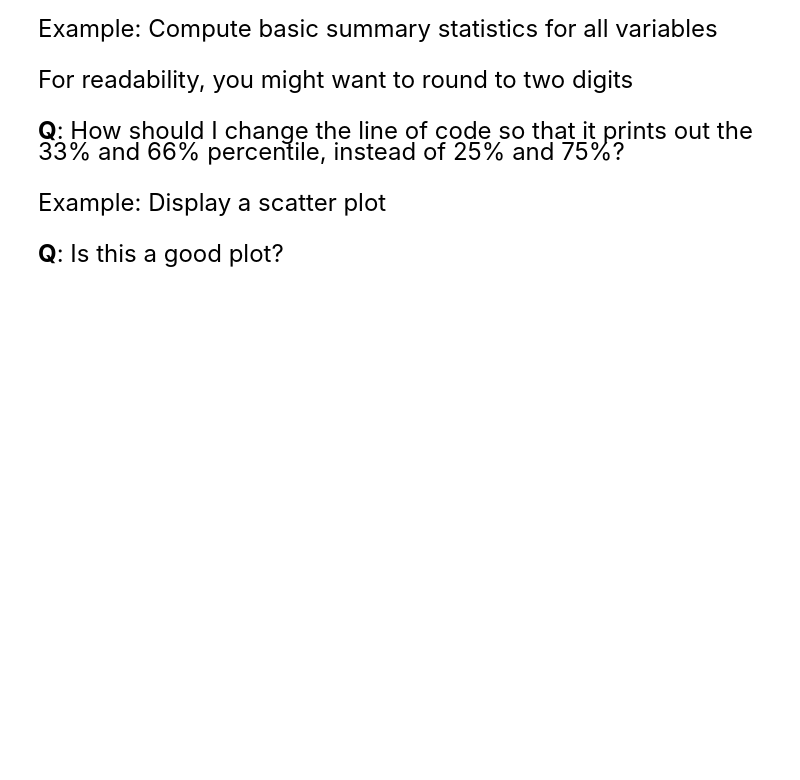
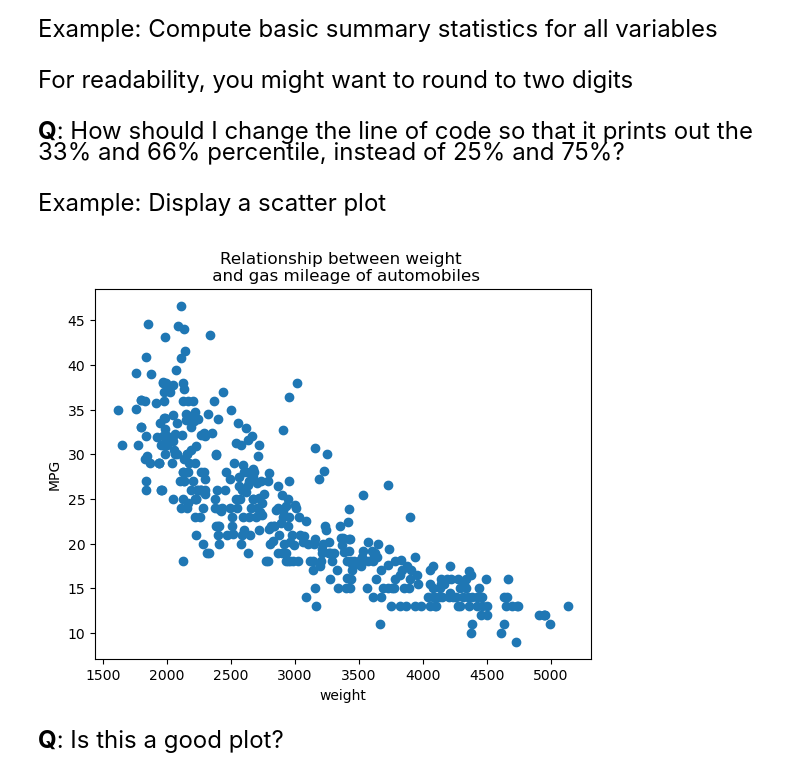
Before and after one commit to krisson381/datasci151spring2026, a Jupyter notebook: lecture_02/lecture_02 copy.ipynb, the cells around one changed output. Drawn from its saved outputs; the diff is of its cells as text; code cells hidden in the pictures; blank space fills up the shorter version.

```diff
--- a/lecture_02/lecture_02 copy.ipynb
+++ b/lecture_02/lecture_02 copy.ipynb
@@ -231,7 +276,12 @@ help(carfeatures.describe)
 Example: Display a scatter plot
 # %%
 plt.scatter(x = carfeatures['weight'], y = carfeatures['mpg'])
+plt.xlabel("weight")
+plt.ylabel("MPG")
+plt.title("Relationship between weight \n and gas mileage of automobiles")
 plt.show()
+# %% [output]
+[figure, added]
 # %% [markdown]
 <font size = "5">
 
```
Also changed, not shown: parts of 9 cells of this notebook, 1 other file.
